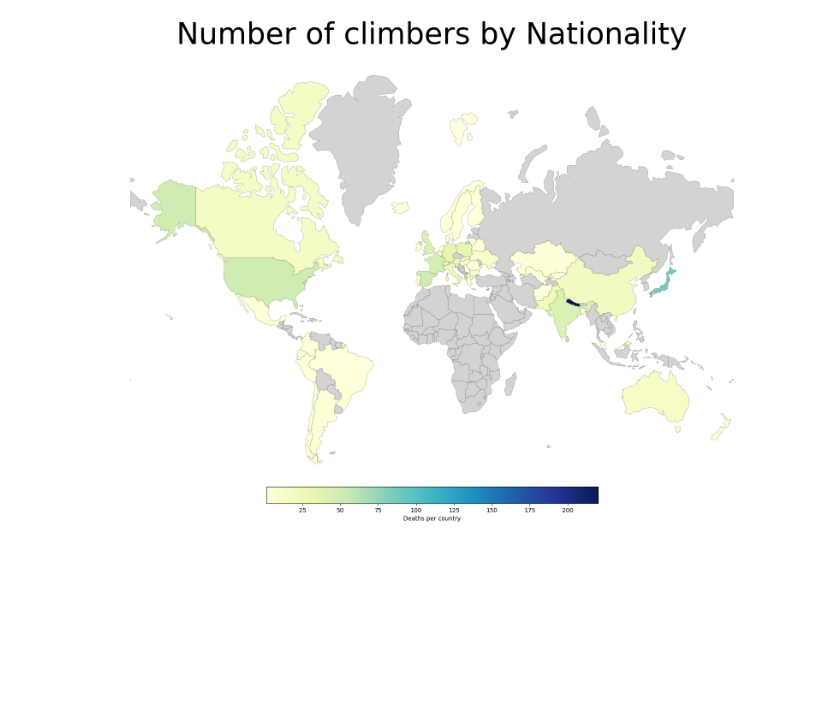
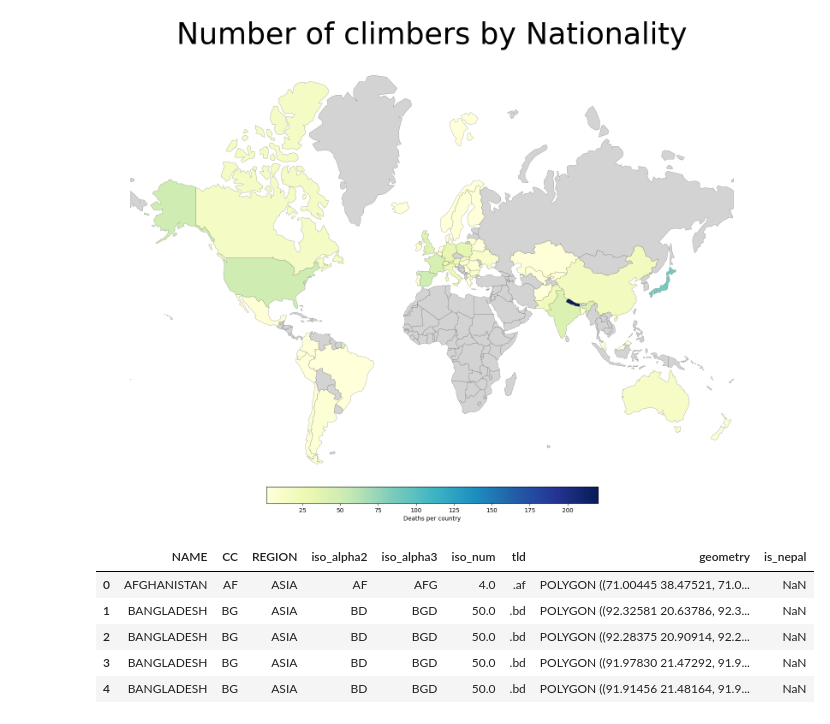
Before and after one commit to dariogemo/deaths_on_eight_thousanders, a Jupyter notebook: deaths_mountains.ipynb, the cells around one changed output. Saved outputs shown, nothing was run; the diff lists cells and outputs as text; code cells hidden in the pictures; blank space fills up the shorter version.

```diff
--- a/deaths_mountains.ipynb
+++ b/deaths_mountains.ipynb
@@ -348,0 +367,9 @@ plt.show()
+# %%
+asia.head()
+# %% [output]
+|  | NAME | CC | REGION | iso_alpha2 | iso_alpha3 | iso_num | tld | geometry | is_nepal |
+| 0 | AFGHANISTAN | AF | ASIA | AF | AFG | 4.0 | .af | POLYGON ((71.00445 38.47521, 71.0... | NaN |
+| 1 | BANGLADESH | BG | ASIA | BD | BGD | 50.0 | .bd | POLYGON ((92.32581 20.63786, 92.3... | NaN |
+| 2 | BANGLADESH | BG | ASIA | BD | BGD | 50.0 | .bd | POLYGON ((92.28375 20.90914, 92.2... | NaN |
+| 3 | BANGLADESH | BG | ASIA | BD | BGD | 50.0 | .bd | POLYGON ((91.97830 21.47292, 91.9... | NaN |
+| 4 | BANGLADESH | BG | ASIA | BD | BGD | 50.0 | .bd | POLYGON ((91.91456 21.48164, 91.9... | NaN |
```
Also changed, not shown: parts of 6 cells of this notebook, 1 other file.
